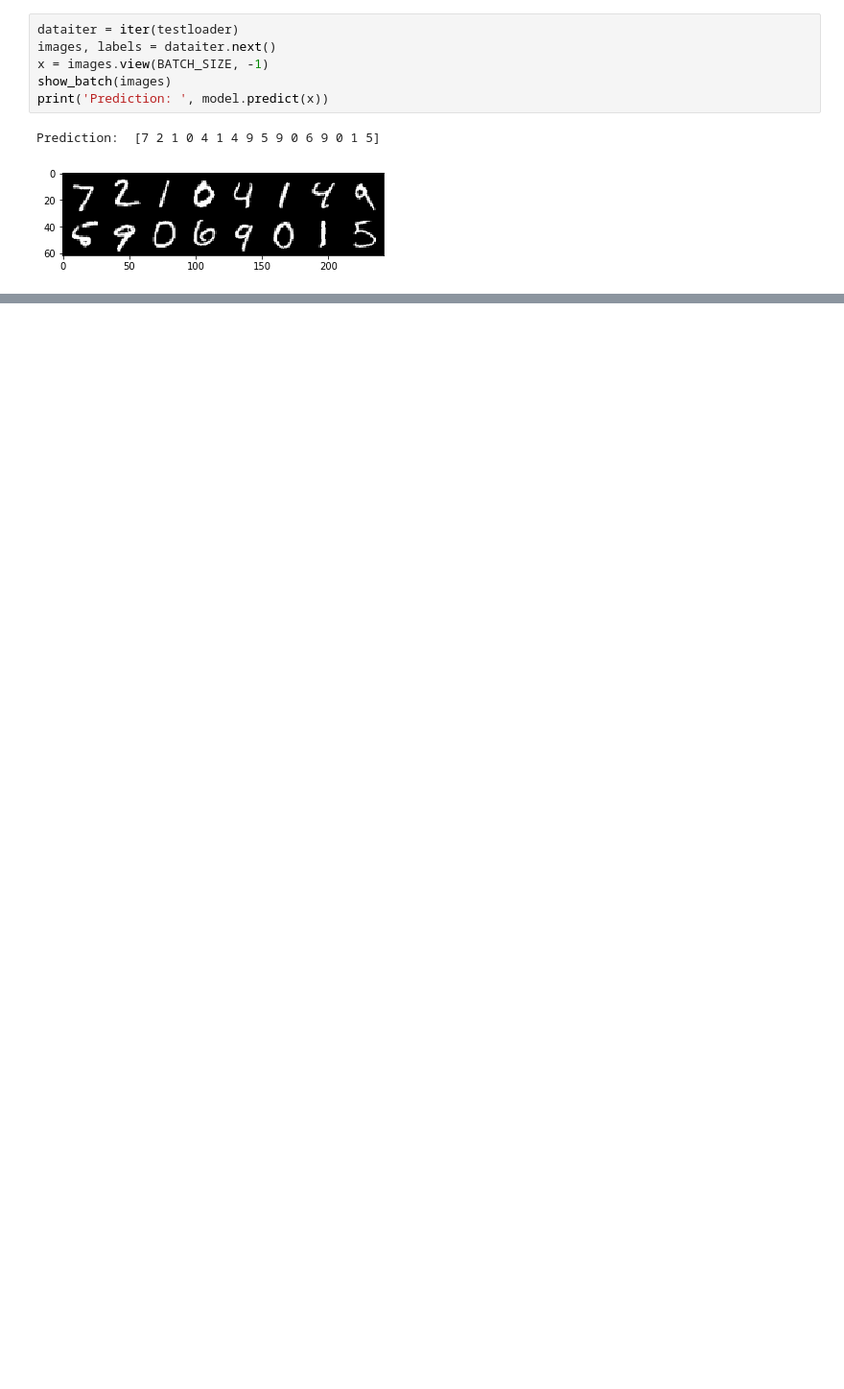
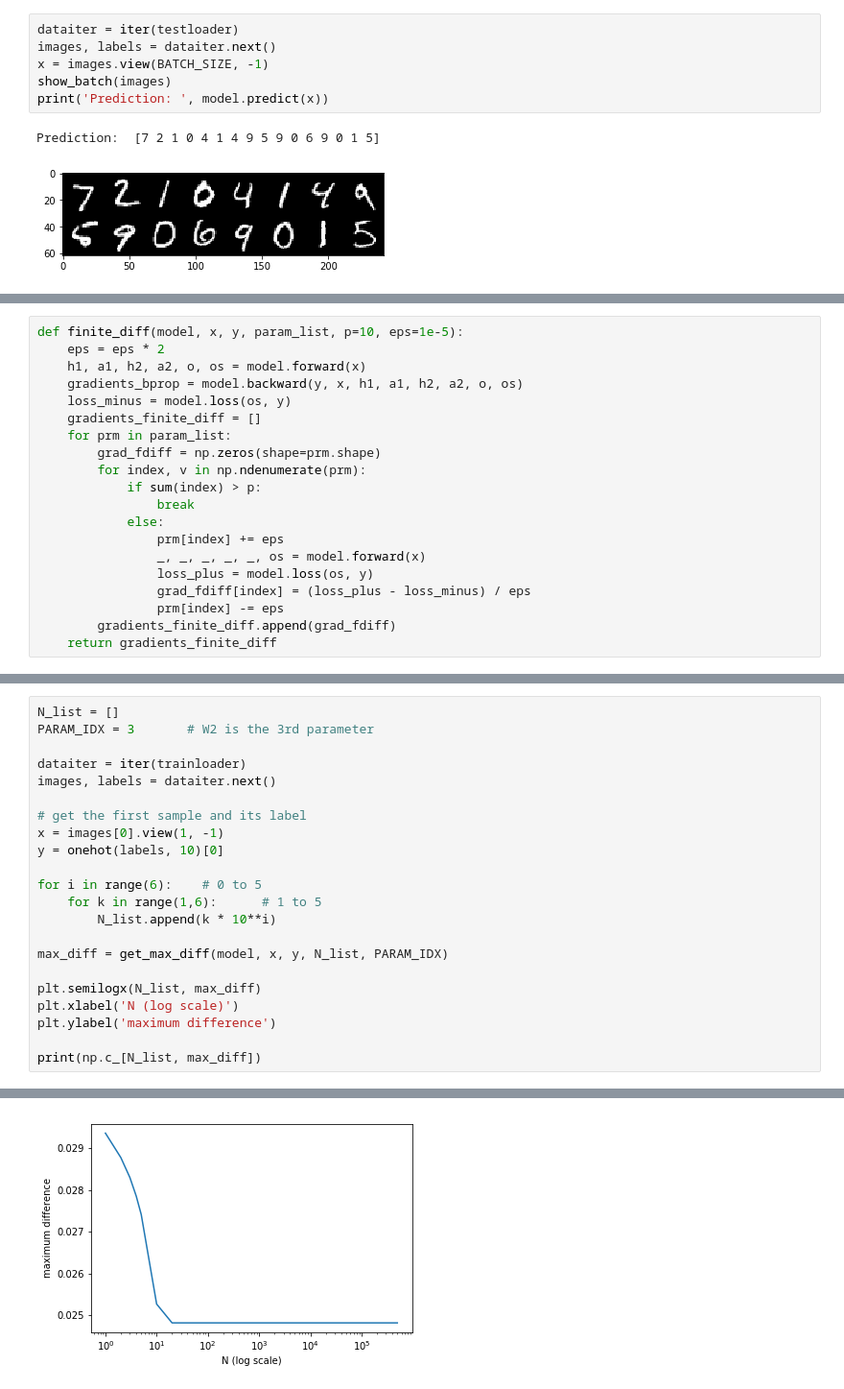
Before and after one commit to mbenitah/IFT6135_HW1, a Jupyter notebook: IFT6135_HW1_Q1_MLP.ipynb, the cells around one changed output, grey strips where cells are left out. Shown: that part at 96% size. Saved outputs shown, nothing was run; the diff lists cells and outputs as text; blank space fills up the shorter version.

```diff
--- a/IFT6135_HW1_Q1_MLP.ipynb
+++ b/IFT6135_HW1_Q1_MLP.ipynb
@@ -313,0 +289,20 @@ Prediction:  [7 2 1 0 4 1 4 9 5 9 0 6 9 0 1 5]
+# %%
+def finite_diff(model, x, y, param_list, p=10, eps=1e-5):
+    eps = eps * 2
+    h1, a1, h2, a2, o, os = model.forward(x)
+    gradients_bprop = model.backward(y, x, h1, a1, h2, a2, o, os)
+    loss_minus = model.loss(os, y)
+    gradients_finite_diff = []
+    for prm in param_list:
+        grad_fdiff = np.zeros(shape=prm.shape)
+        for index, v in np.ndenumerate(prm):
+            if sum(index) > p:
+                break
+            else:
+                prm[index] += eps
+                _, _, _, _, _, os = model.forward(x)
+                loss_plus = model.loss(os, y)
+                grad_fdiff[index] = (loss_plus - loss_minus) / eps
+                prm[index] -= eps
+        gradients_finite_diff.append(grad_fdiff)
+    return gradients_finite_diff
@@ -313,0 +336,23 @@ Prediction:  [7 2 1 0 4 1 4 9 5 9 0 6 9 0 1 5]
+# %%
+N_list = []
+PARAM_IDX = 3       # W2 is the 3rd parameter
+
+dataiter = iter(trainloader)
+images, labels = dataiter.next()
+
+# get the first sample and its label
+x = images[0].view(1, -1)
+y = onehot(labels, 10)[0]
+
+for i in range(6):    # 0 to 5
+    for k in range(1,6):      # 1 to 5
+        N_list.append(k * 10**i)
+
+max_diff = get_max_diff(model, x, y, N_list, PARAM_IDX)
+
+plt.semilogx(N_list, max_diff)
+plt.xlabel('N (log scale)')
+plt.ylabel('maximum difference')
+
+print(np.c_[N_list, max_diff])
+# %% [output]
@@ -313,0 +376 @@ Prediction:  [7 2 1 0 4 1 4 9 5 9 0 6 9 0 1 5]
+[figure, added]
```
Also changed, not shown: parts of 11 cells of this notebook.
